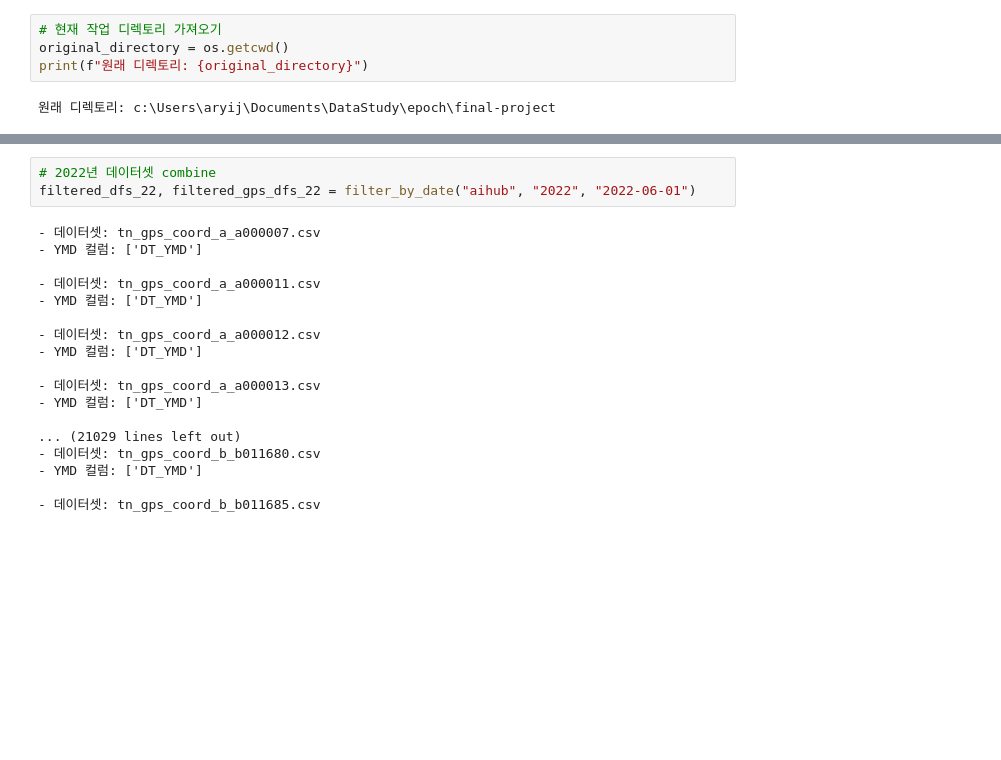
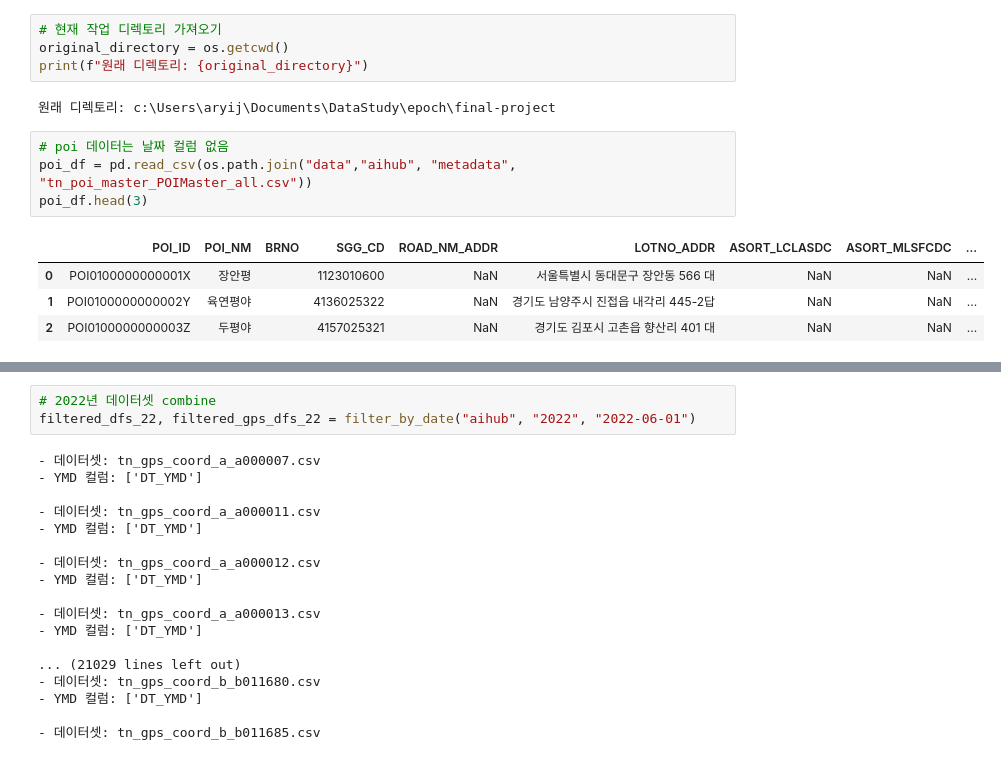
Before and after one commit to DencingParty/travel-data-engineering, a Jupyter notebook: one_week_data_for_test.ipynb, the cells around one changed output, grey strips where cells are left out. Cells and saved outputs as stored; diff of their text form; blank space fills up the shorter version.

```diff
--- a/one_week_data_for_test.ipynb
+++ b/one_week_data_for_test.ipynb
@@ -20,6 +20,15 @@ original_directory = os.getcwd()
 print(f"원래 디렉토리: {original_directory}")
 # %% [output]
 원래 디렉토리: c:\Users\aryij\Documents\DataStudy\epoch\final-project
+# %%
+# poi 데이터는 날짜 컬럼 없음
+poi_df = pd.read_csv(os.path.join("data","aihub", "metadata", "tn_poi_master_POIMaster_all.csv"))
+poi_df.head(3)
+# %% [output]
+|  | POI_ID | POI_NM | BRNO | SGG_CD | ROAD_NM_ADDR | LOTNO_ADDR | ASORT_LCLASDC | ASORT_MLSFCDC | ... |
+| 0 | POI0100000000001X | 장안평 |  | 1123010600 | NaN | 서울특별시 동대문구 장안동 566 대 | NaN | NaN | ... |
+| 1 | POI0100000000002Y | 육연평야 |  | 4136025322 | NaN | 경기도 남양주시 진접읍 내각리 445-2답 | NaN | NaN | ... |
+| 2 | POI0100000000003Z | 두평야 |  | 4157025321 | NaN | 경기도 김포시 고촌읍 향산리 401 대 | NaN | NaN | ... |
 # %%
 def filter_by_date(dir1="aihub", dir2="2022", start_date="2022-06-01", end_date="2022-06-06"):
 
```
Also changed, not shown: parts of 3 cells of this notebook, 2 other files.
